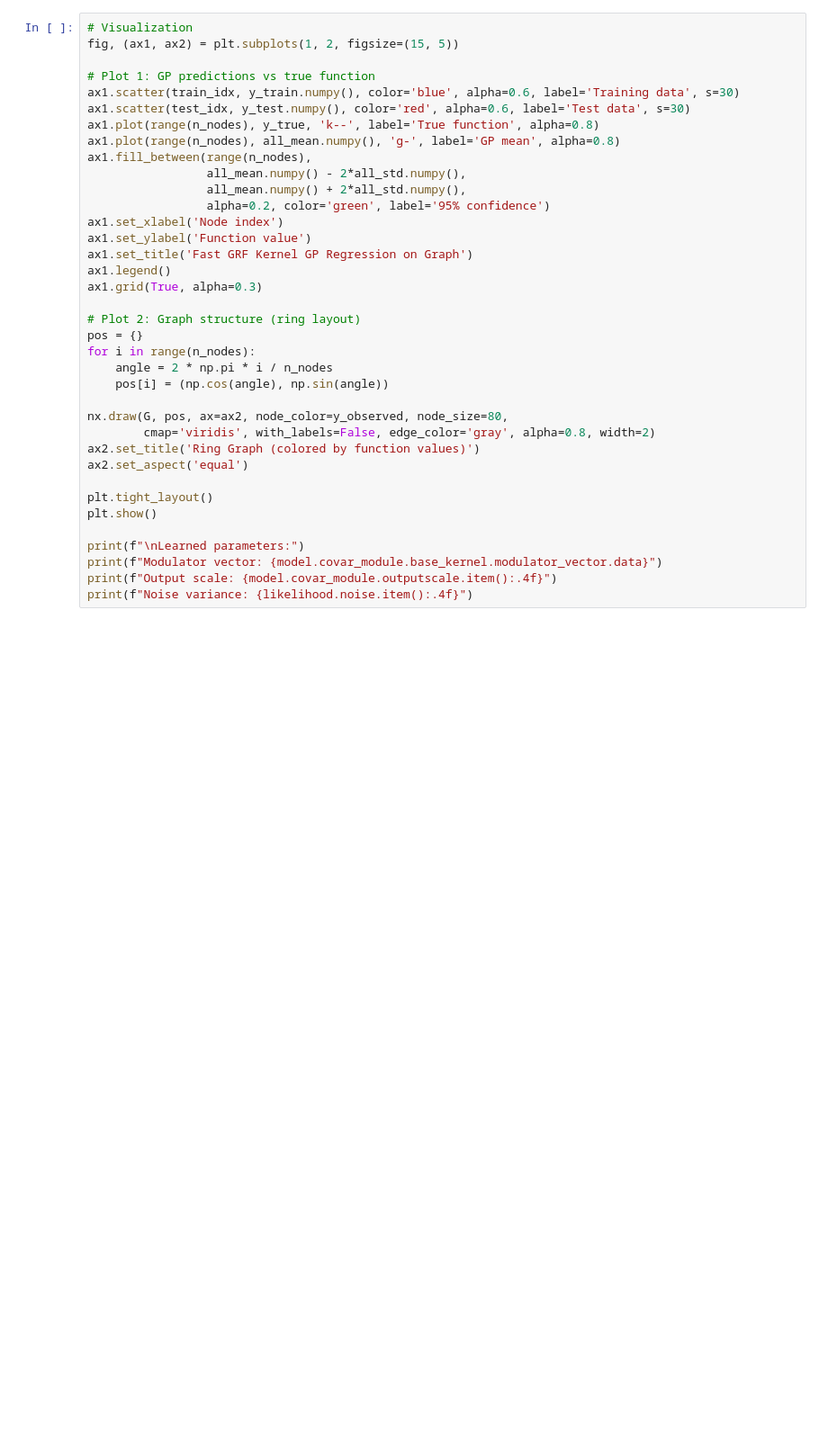
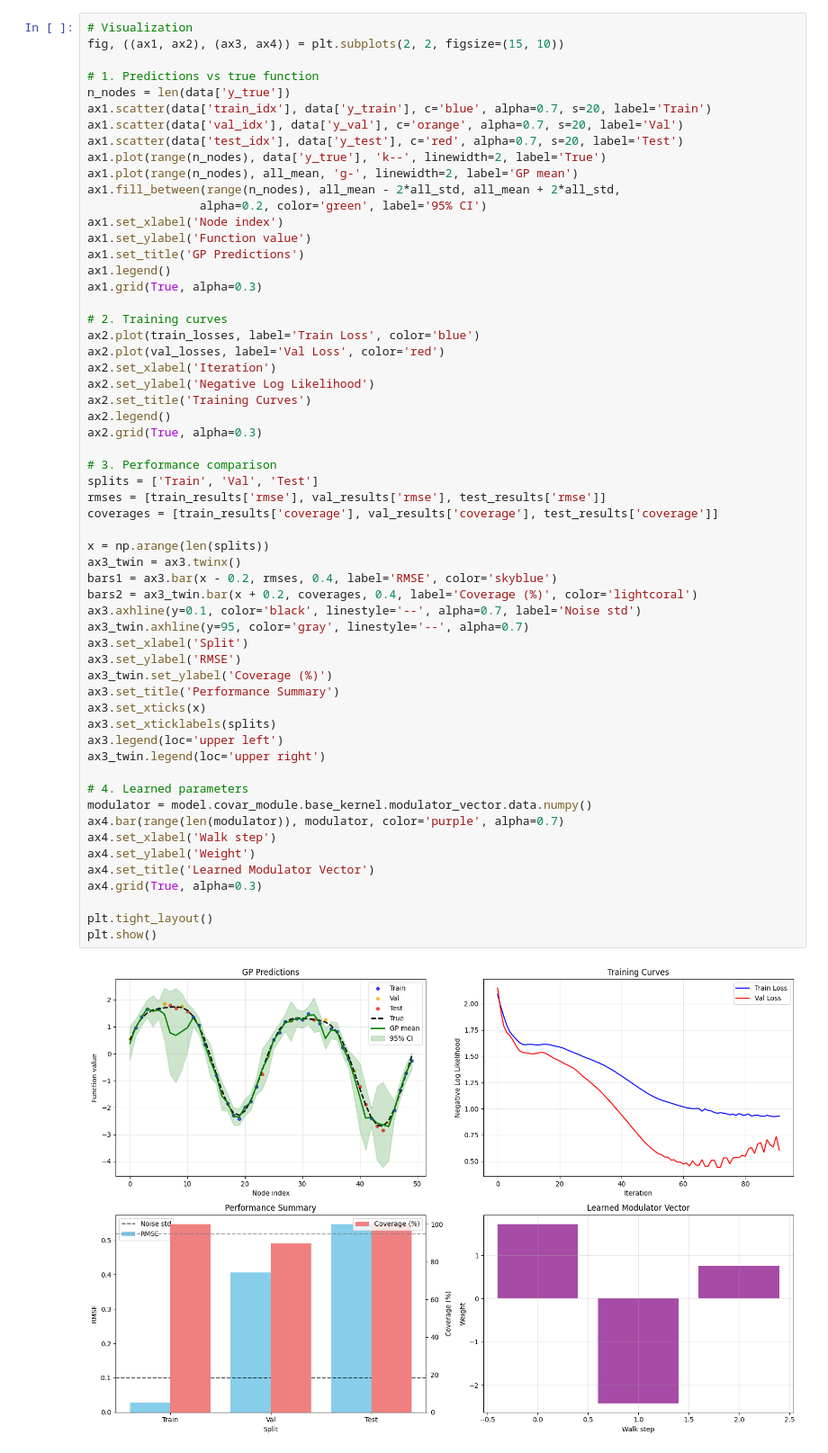
Before and after one commit to MatthewZhang473/Efficient-Gaussian-Process-on-Graphs, a Jupyter notebook: experiments_sparse/gptorch_inferenece/customized_graph_kernel.ipynb, the cells around one changed output. Shown: that part at 90% size. Drawn from its saved outputs; the diff is of its cells as text; blank space fills up the shorter version.

```diff
--- a/experiments_sparse/gptorch_inferenece/customized_graph_kernel.ipynb
+++ b/experiments_sparse/gptorch_inferenece/customized_graph_kernel.ipynb
@@ -150,37 +249,60 @@ print(f"Test noise std: {noise_std:.4f}")
 # %%
 # Visualization
-fig, (ax1, ax2) = plt.subplots(1, 2, figsize=(15, 5))
+fig, ((ax1, ax2), (ax3, ax4)) = plt.subplots(2, 2, figsize=(15, 10))
 
-# Plot 1: GP predictions vs true function
-ax1.scatter(train_idx, y_train.numpy(), color='blue', alpha=0.6, label='Training data', s=30)
-ax1.scatter(test_idx, y_test.numpy(), color='red', alpha=0.6, label='Test data', s=30)
-ax1.plot(range(n_nodes), y_true, 'k--', label='True function', alpha=0.8)
-ax1.plot(range(n_nodes), all_mean.numpy(), 'g-', label='GP mean', alpha=0.8)
-ax1.fill_between(range(n_nodes),
-                 all_mean.numpy() - 2*all_std.numpy(),
-                 all_mean.numpy() + 2*all_std.numpy(),
-                 alpha=0.2, color='green', label='95% confidence')
+# 1. Predictions vs true function
+n_nodes = len(data['y_true'])
+ax1.scatter(data['train_idx'], data['y_train'], c='blue', alpha=0.7, s=20, label='Train')
+ax1.scatter(data['val_idx'], data['y_val'], c='orange', alpha=0.7, s=20, label='Val')
+ax1.scatter(data['test_idx'], data['y_test'], c='red', alpha=0.7, s=20, label='Test')
+ax1.plot(range(n_nodes), data['y_true'], 'k--', linewidth=2, label='True')
+ax1.plot(range(n_nodes), all_mean, 'g-', linewidth=2, label='GP mean')
+ax1.fill_between(range(n_nodes), all_mean - 2*all_std, all_mean + 2*all_std,
+                alpha=0.2, color='green', label='95% CI')
 ax1.set_xlabel('Node index')
 ax1.set_ylabel('Function value')
-ax1.set_title('Fast GRF Kernel GP Regression on Graph')
+ax1.set_title('GP Predictions')
 ax1.legend()
 ax1.grid(True, alpha=0.3)
 
-# Plot 2: Graph structure (ring layout)
-pos = {}
-for i in range(n_nodes):
-    angle = 2 * np.pi * i / n_nodes
-    pos[i] = (np.cos(angle), np.sin(angle))
+# 2. Training curves
+ax2.plot(train_losses, label='Train Loss', color='blue')
+ax2.plot(val_losses, label='Val Loss', color='red')
+ax2.set_xlabel('Iteration')
+ax2.set_ylabel('Negative Log Likelihood')
+ax2.set_title('Training Curves')
+ax2.legend()
+ax2.grid(True, alpha=0.3)
 
-nx.draw(G, pos, ax=ax2, node_color=y_observed, node_size=80,
-        cmap='viridis', with_labels=False, edge_color='gray', alpha=0.8, width=2)
-ax2.set_title('Ring Graph (colored by function values)')
-ax2.set_aspect('equal')
+# 3. Performance comparison
+splits = ['Train', 'Val', 'Test']
+rmses = [train_results['rmse'], val_results['rmse'], test_results['rmse']]
+coverages = [train_results['coverage'], val_results['coverage'], test_results['coverage']]
+
+x = np.arange(len(splits))
+ax3_twin = ax3.twinx()
+bars1 = ax3.bar(x - 0.2, rmses, 0.4, label='RMSE', color='skyblue')
+bars2 = ax3_twin.bar(x + 0.2, coverages, 0.4, label='Coverage (%)', color='lightcoral')
+ax3.axhline(y=0.1, color='black', linestyle='--', alpha=0.7, label='Noise std')
+ax3_twin.axhline(y=95, color='gray', linestyle='--', alpha=0.7)
+ax3.set_xlabel('Split')
+ax3.set_ylabel('RMSE')
+ax3_twin.set_ylabel('Coverage (%)')
+ax3.set_title('Performance Summary')
+ax3.set_xticks(x)
+ax3.set_xticklabels(splits)
+ax3.legend(loc='upper left')
+ax3_twin.legend(loc='upper right')
+
+# 4. Learned parameters
+modulator = model.covar_module.base_kernel.modulator_vector.data.numpy()
+ax4.bar(range(len(modulator)), modulator, color='purple', alpha=0.7)
+ax4.set_xlabel('Walk step')
+ax4.set_ylabel('Weight')
+ax4.set_title('Learned Modulator Vector')
+ax4.grid(True, alpha=0.3)
 
 plt.tight_layout()
 plt.show()
-
-print(f"\nLearned parameters:")
-print(f"Modulator vector: {model.covar_module.base_kernel.modulator_vector.data}")
-print(f"Output scale: {model.covar_module.outputscale.item():.4f}")
-print(f"Noise variance: {likelihood.noise.item():.4f}")
+# %% [output]
+[figure, added]
```
Also changed, not shown: parts of 11 cells of this notebook, 5 other files.
